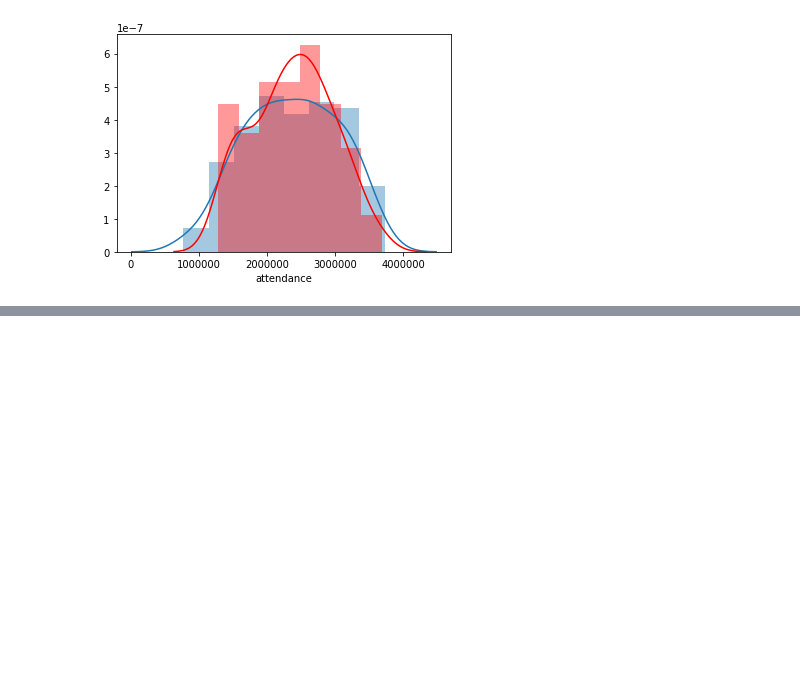
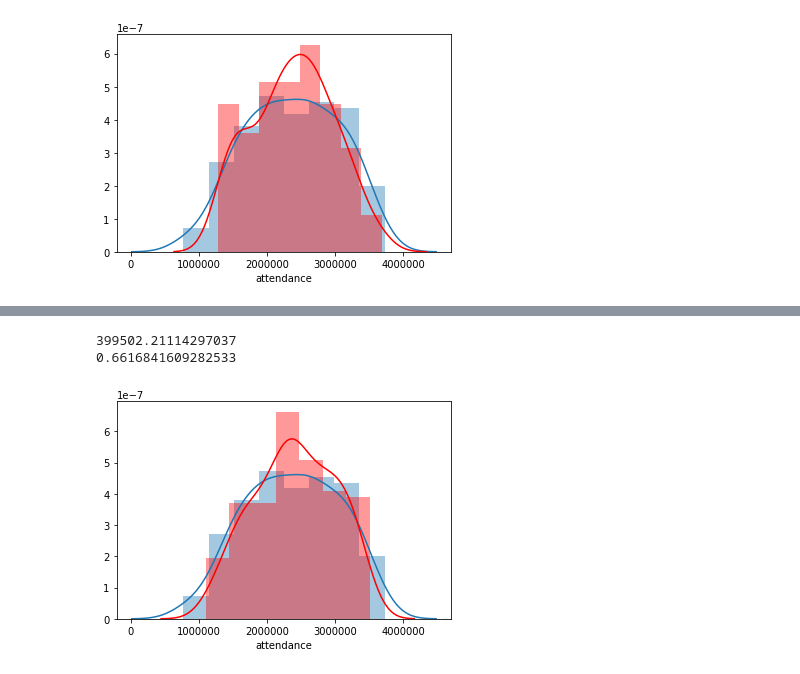
Before and after one commit to artificial-life9/Coursera_Capstone, a Jupyter notebook: Battle_of_Neighborhoods.ipynb, the cells around one changed output, grey strips where cells are left out. Saved outputs shown, nothing was run; the diff lists cells and outputs as text; code cells hidden in the pictures; blank space fills up the shorter version.

```diff
--- a/Battle_of_Neighborhoods.ipynb
+++ b/Battle_of_Neighborhoods.ipynb
@@ -269,3 +292,11 @@ plt.show()
 402277.8900724667
 0.6569666984090616
 [figure]
+# %%
+model_nn = models.Sequential()
+model_nn.add(layers.Dense(128, activation='sigmoid', input_shape=(64,)))
+model_nn.add(layers.Dense(128, activation='relu'))
+model_nn.add(layers.Dense(1))
+model_nn.compile(optimizer='adam', loss='mse', metrics=['mse'])
+# %%
+history = model_nn.fit(x_train_scaled, y_train, epochs=300, batch_size=1)
@@ -271,0 +321,12 @@ plt.show()
+# %%
+y_test_pred = model_nn.predict(x_test_scaled)
+rmse_nn = mean_squared_error(y_test, y_test_pred, squared=False)
+print(rmse_nn)
+print(r2_score(y_test, y_test_pred))
+ax1 = sns.distplot(y_test)
+sns.distplot(y_test_pred, color='r', ax=ax1)
+plt.show()
+# %% [output]
+399502.21114297037
+0.6616841609282533
+[figure, added]
```
Also changed, not shown: parts of 14 cells of this notebook.
